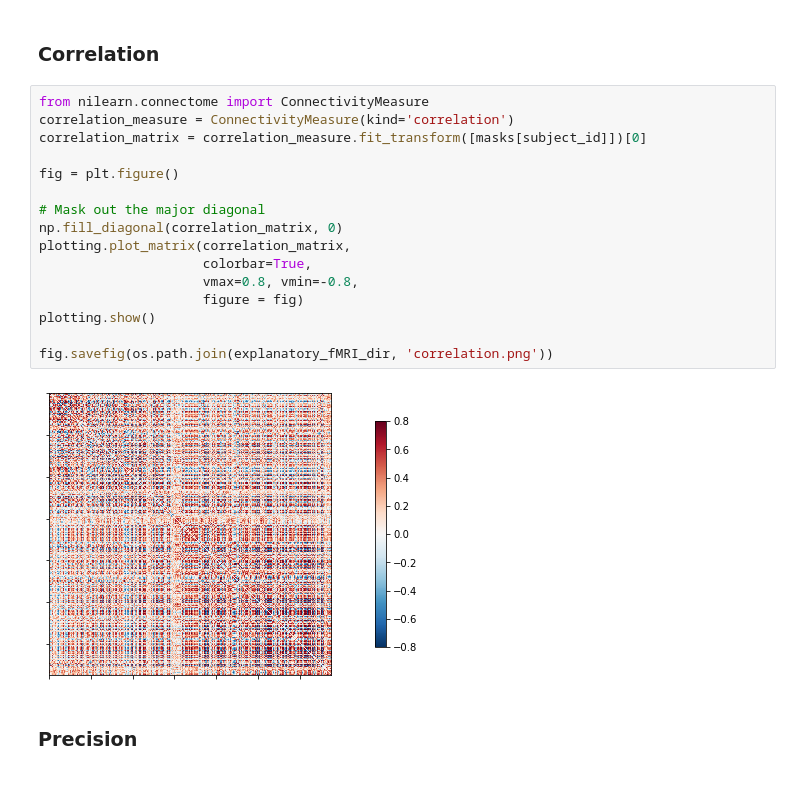
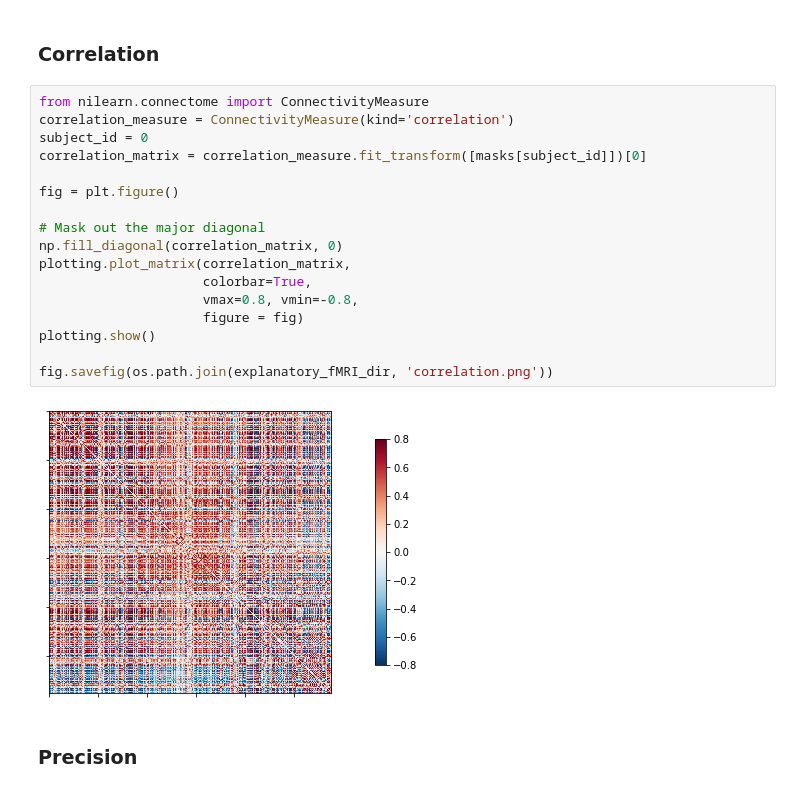
Before and after one commit to cankocagil/Cognitive-Computational-Modelling-for-Spatio-Temporal-fMRI-in-Ventral-Temporal-Cortex, a Jupyter notebook: CompNeuro_2021-2022_Final_Project.ipynb, the cells around one changed output. Saved outputs shown, nothing was run; the diff lists cells and outputs as text.

```diff
--- a/CompNeuro_2021-2022_Final_Project.ipynb
+++ b/CompNeuro_2021-2022_Final_Project.ipynb
@@ -777,21 +735,22 @@ fmri_imgs_mat, masks, categories = load('fMRI_data'), load('masked_data'), load(
 # %%
 from nilearn.connectome import ConnectivityMeasure
 correlation_measure = ConnectivityMeasure(kind='correlation')
+subject_id = 0
 correlation_matrix = correlation_measure.fit_transform([masks[subject_id]])[0]
 
 fig = plt.figure()
 
 # Mask out the major diagonal
 np.fill_diagonal(correlation_matrix, 0)
 plotting.plot_matrix(correlation_matrix,
                      colorbar=True,
                      vmax=0.8, vmin=-0.8,
                      figure = fig)
 plotting.show()
 
 fig.savefig(os.path.join(explanatory_fMRI_dir, 'correlation.png'))
 # %% [output]
-[figure, old version]
+[figure, new version]
 # %% [markdown]
 ### Precision
 # %%
```
Also changed, not shown: parts of 40 cells of this notebook.
